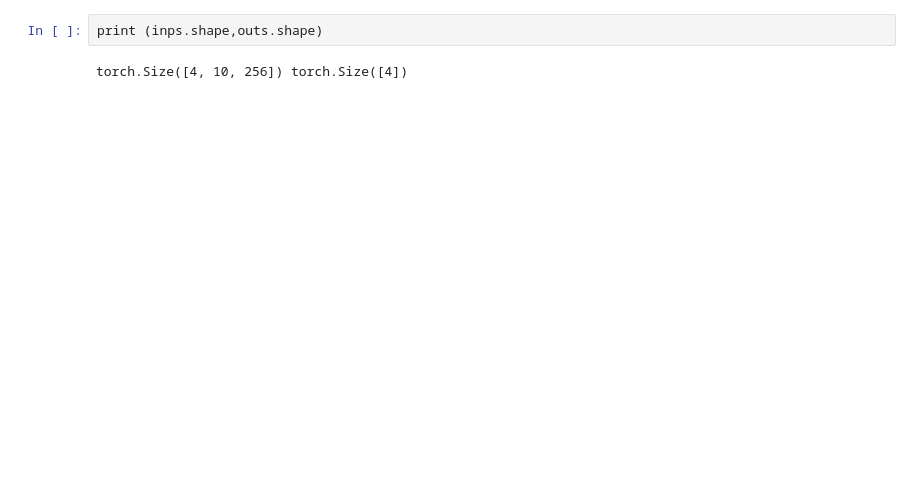
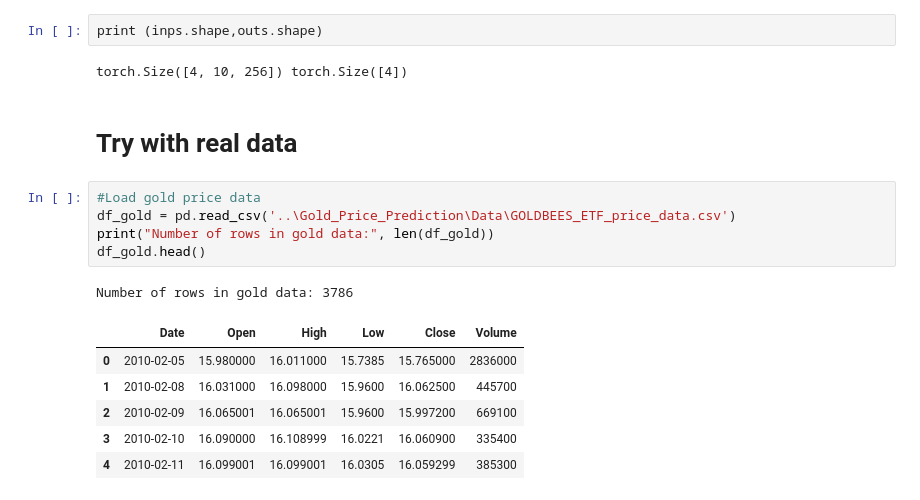
Before and after one commit to Adithya-Jayan/DL-7-25, a Jupyter notebook: Exploration_and_testing/Predictor_model/predictor_model.ipynb, the cells around one changed output. Saved outputs shown, nothing was run; the diff lists cells and outputs as text; blank space fills up the shorter version.

```diff
--- a/Exploration_and_testing/Predictor_model/predictor_model.ipynb
+++ b/Exploration_and_testing/Predictor_model/predictor_model.ipynb
@@ -284,3 +284,18 @@ Epoch 19: train loss 0.0030
 print (inps.shape,outs.shape)
 # %% [output]
 torch.Size([4, 10, 256]) torch.Size([4])
+# %% [markdown]
+# Try with real data
+# %%
+#Load gold price data
+df_gold = pd.read_csv('..\Gold_Price_Prediction\Data\GOLDBEES_ETF_price_data.csv')
+print("Number of rows in gold data:", len(df_gold))
+df_gold.head()
+# %% [output]
+Number of rows in gold data: 3786
+|  | Date | Open | High | Low | Close | Volume |
+| 0 | 2010-02-05 | 15.980000 | 16.011000 | 15.7385 | 15.765000 | 2836000 |
+| 1 | 2010-02-08 | 16.031000 | 16.098000 | 15.9600 | 16.062500 | 445700 |
+| 2 | 2010-02-09 | 16.065001 | 16.065001 | 15.9600 | 15.997200 | 669100 |
+| 3 | 2010-02-10 | 16.090000 | 16.108999 | 16.0221 | 16.060900 | 335400 |
+| 4 | 2010-02-11 | 16.099001 | 16.099001 | 16.0305 | 16.059299 | 385300 |
```
Also changed, not shown: parts of 13 cells of this notebook.
